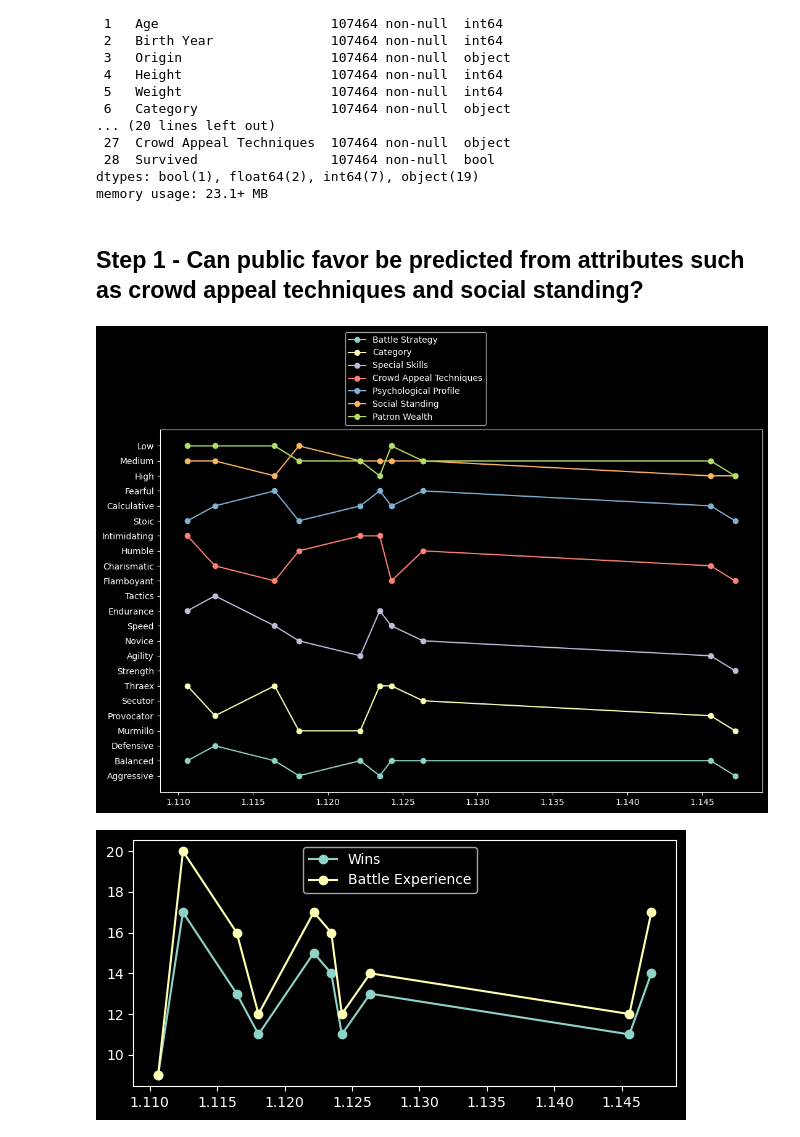
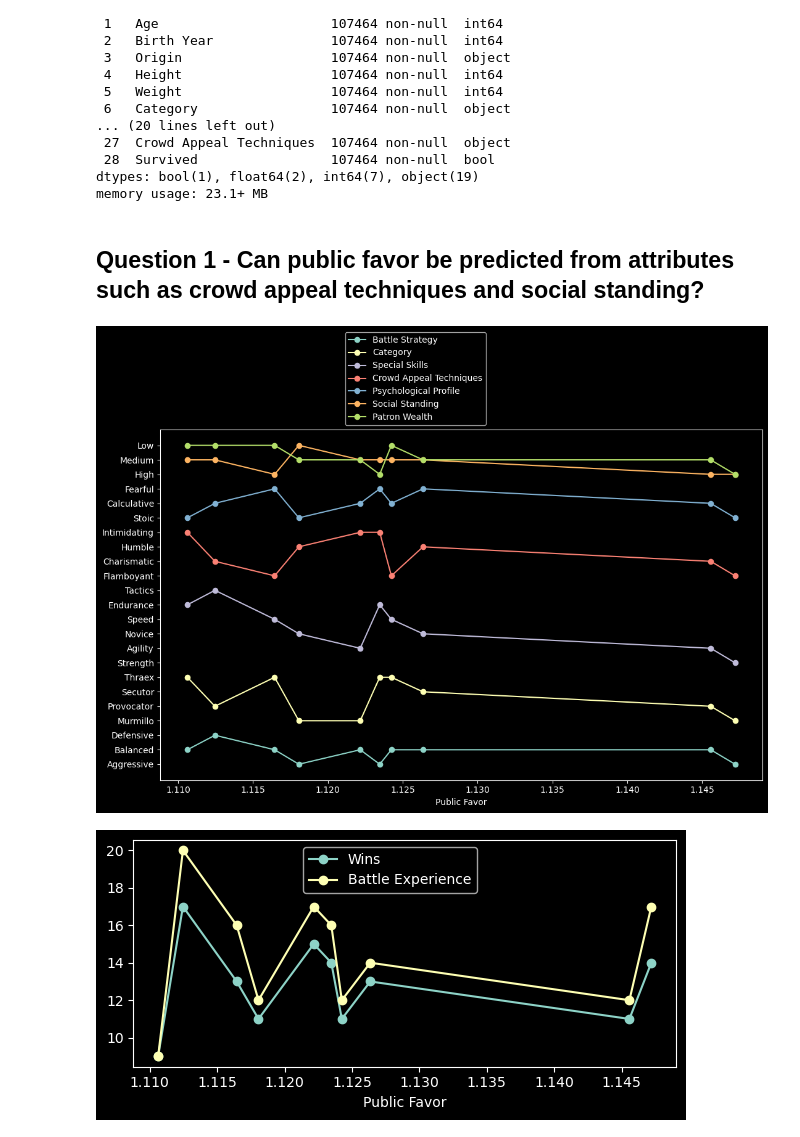
Before and after one commit to Strformor/the_gladiators, a Jupyter notebook: gladiator.ipynb, the cells around one changed output. Saved outputs shown, nothing was run; the diff lists cells and outputs as text; code cells hidden in the pictures.

```diff
--- a/gladiator.ipynb
+++ b/gladiator.ipynb
@@ -34,7 +34,7 @@ Data columns (total 29 columns):
 dtypes: bool(1), float64(2), int64(7), object(19)
 memory usage: 23.1+ MB
 # %% [markdown]
-## Step 1 - Can public favor be predicted from attributes such as crowd appeal techniques and social standing?
+## Question 1 - Can public favor be predicted from attributes such as crowd appeal techniques and social standing?
 # %%
 # Drop the rows with none values, and sort the data in ascending order of "Public Favor"
 # And assign top 10 "Public Favor" rows to dataframe.
@@ -107,34 +107,36 @@ plt.plot(
 
 
 plt.legend(bbox_to_anchor=(0.3, 1.0), loc="best")
+plt.xlabel("Public Favor")
 plt.tight_layout()
 plt.show()
 # %% [output]
-[figure, old version]
+[figure, new version]
 # %%
 # Visualize "Publi Favor" vs "Wins" & "Battle Experience" factors which are Str obj values
 
 plt.rcParams["figure.figsize"] = (6, 3)
 plt.rcParams["figure.autolayout"] = True
 
 # Wins vs Public Favor plot
 plt.plot(
     gladitor_df["Public Favor"],
     gladitor_df["Wins"],
     "-o",
     label="Wins",
 )
 
 # Battle Experience vs Public Favor plot
 plt.plot(
     gladitor_df["Public Favor"],
     gladitor_df["Battle Experience"],
     "-o",
     label="Battle Experience",
 )
 
 plt.legend(bbox_to_anchor=(0.3, 1.0), loc="best")
+plt.xlabel("Public Favor")
 plt.tight_layout()
 plt.show()
 # %% [output]
-[figure, old version]
+[figure, new version]
```
Also changed, not shown: parts of 1 cell of this notebook.
